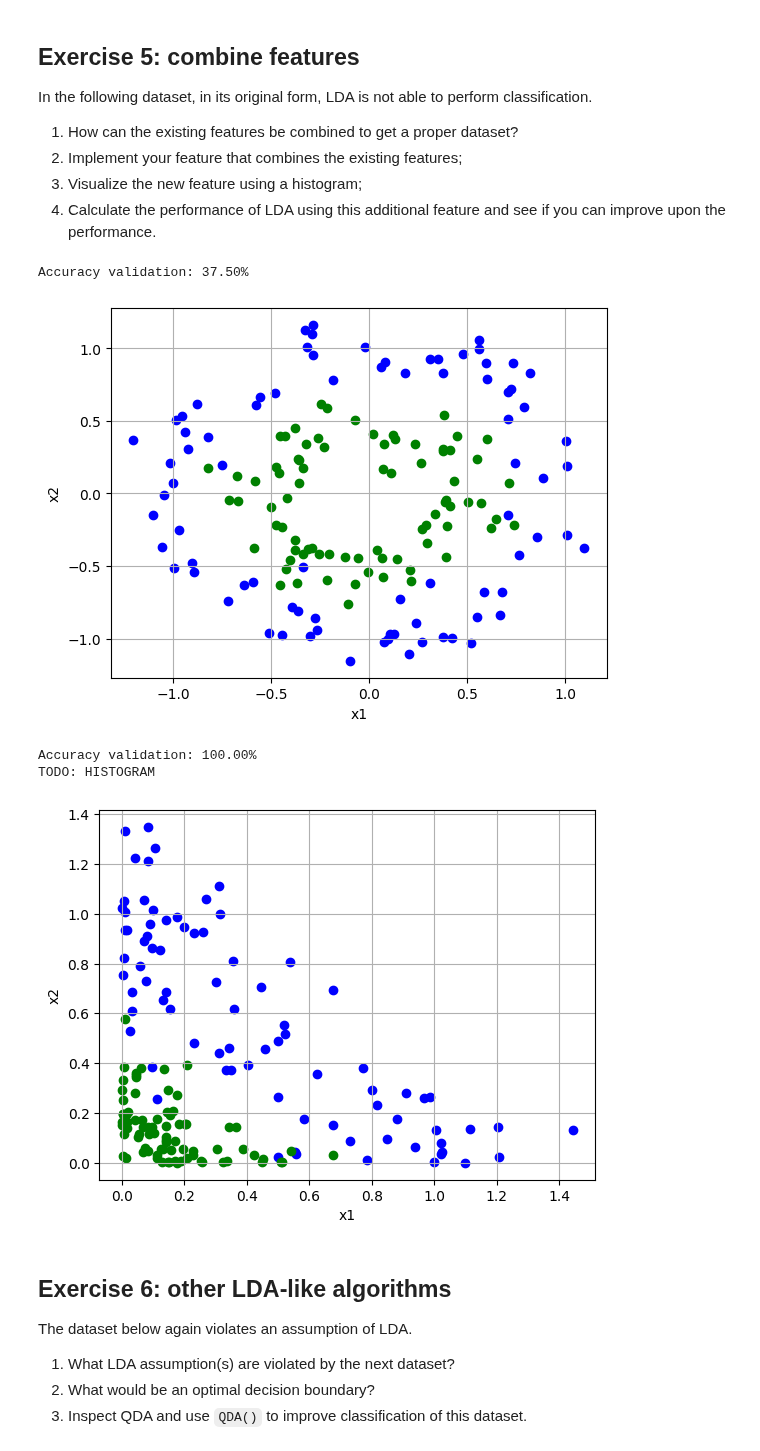
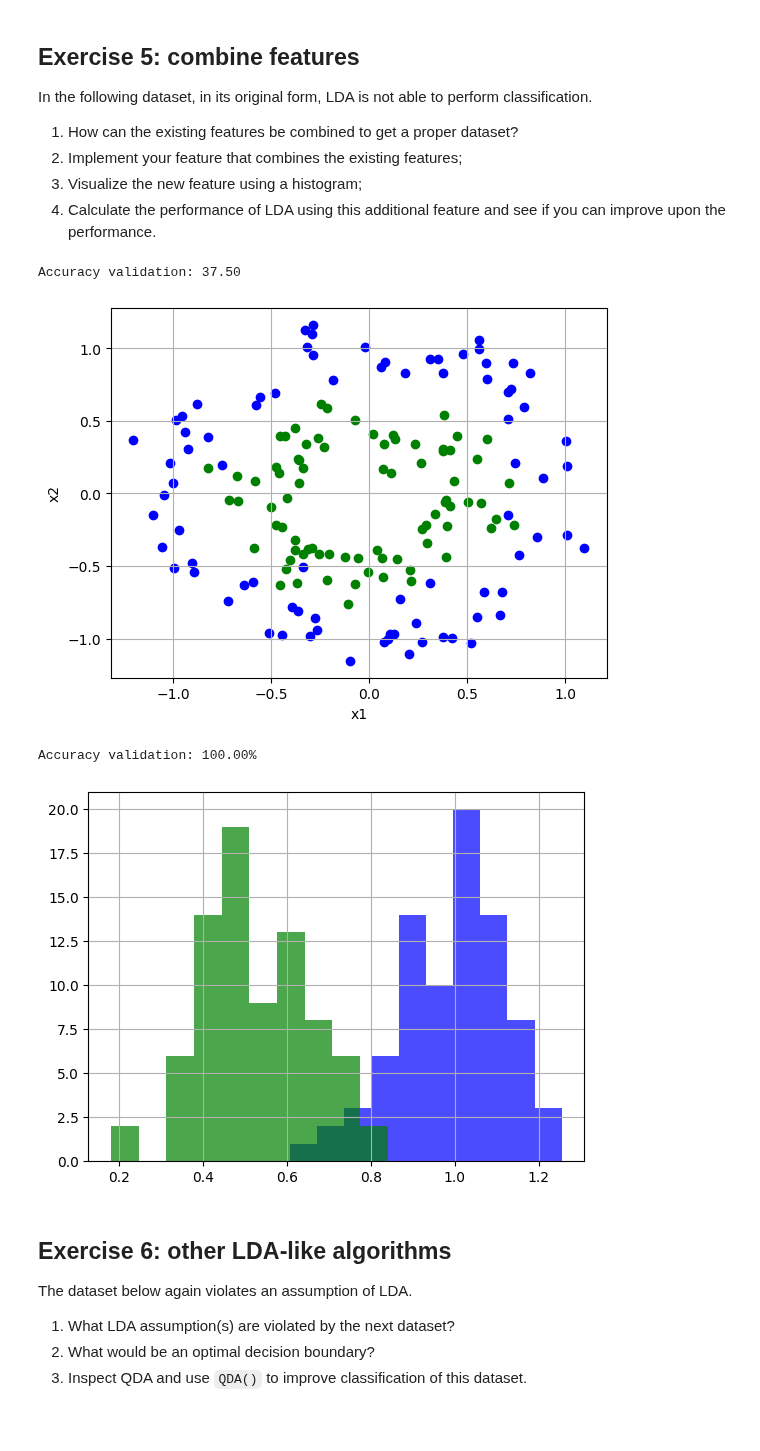
Before and after one commit to RobertvdLeeuw/nix-radboud, a Jupyter notebook: subjects/BCI/assignment_02_lda_BCI.ipynb, the cells around one changed output. Cells and saved outputs as stored; diff of their text form; code cells hidden in the pictures; blank space fills up the shorter version.

```diff
--- a/subjects/BCI/assignment_02_lda_BCI.ipynb
+++ b/subjects/BCI/assignment_02_lda_BCI.ipynb
@@ -193,49 +185,30 @@ def make_circles_data(N, inner_radius=0.5, outer_radius=1.0, noise=0.13, seed=42
 # generate data
 X, y = make_circles_data(N=200)
 
-# split into training and validation
-X_train, X_valid, y_train, y_valid = train_test_split(X, y, test_size=0.2, random_state=42)
-
-# scatter-plot data with corresponding labels
-plt.figure()
-plt.scatter(X_train[y_train == 0, 0], X_train[y_train == 0, 1] ,color='b')
-plt.scatter(X_train[y_train == 1, 0], X_train[y_train == 1, 1], color='g')
-plt.xlabel('x1')
-plt.ylabel('x2')
-plt.grid()
-
-# classify un-processed data
-clf = LDA()
-clf.fit(X_train, y_train)
-score = clf.score(X_valid, y_valid) * 100
-print('Accuracy validation: {:.2f}%'.format(score))
+scatter_lda(X, y)
 # %% [output]
-Accuracy validation: 37.50%
+Accuracy validation: 37.50
 [figure]
 # %%
 X, y = make_circles_data(N=200)
 
-# NOTE: np.abs(X) has an accuracy of 97.50%, but is probably slightly faster
-X = np.power(X, 2)
+# x0 and x1, together, form a circle with the radius being the important factor. Hence: r = sqrt(x0^2 + x1^2)
+X = np.sqrt(X[:, 0]**2 + X[:, 1]**2).reshape(-1, 1)
 
 X_train, X_valid, y_train, y_valid = train_test_split(X, y, test_size=0.2, random_state=42)
 
 plt.figure()
-plt.scatter(X_train[y_train == 0, 0], X_train[y_train == 0, 1] ,color='b')
-plt.scatter(X_train[y_train == 1, 0], X_train[y_train == 1, 1], color='g')
-plt.xlabel('x1')
-plt.ylabel('x2')
+plt.hist(X_train[y_train == 0] ,color='b', alpha=0.7)
+plt.hist(X_train[y_train == 1], color='g', alpha=0.7)
 plt.grid()
 
 clf = LDA()
 clf.fit(X_train, y_train)
 score = clf.score(X_valid, y_valid) * 100
 print('Accuracy validation: {:.2f}%'.format(score))
-print("TODO: HISTOGRAM")
 # %% [output]
 Accuracy validation: 100.00%
-TODO: HISTOGRAM
-[figure, old version]
+[figure, new version]
 # %% [markdown]
 ## Exercise 6: other LDA-like algorithms
 The dataset below again violates an assumption of LDA.
```
Also changed, not shown: parts of 6 cells of this notebook, 19 other files.
